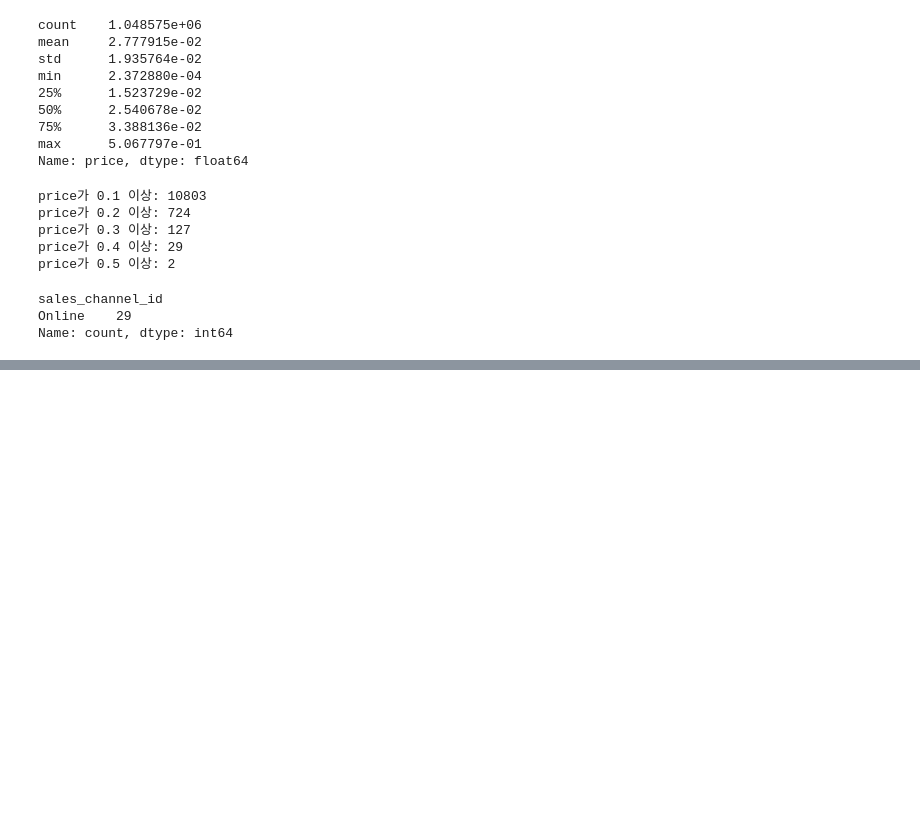
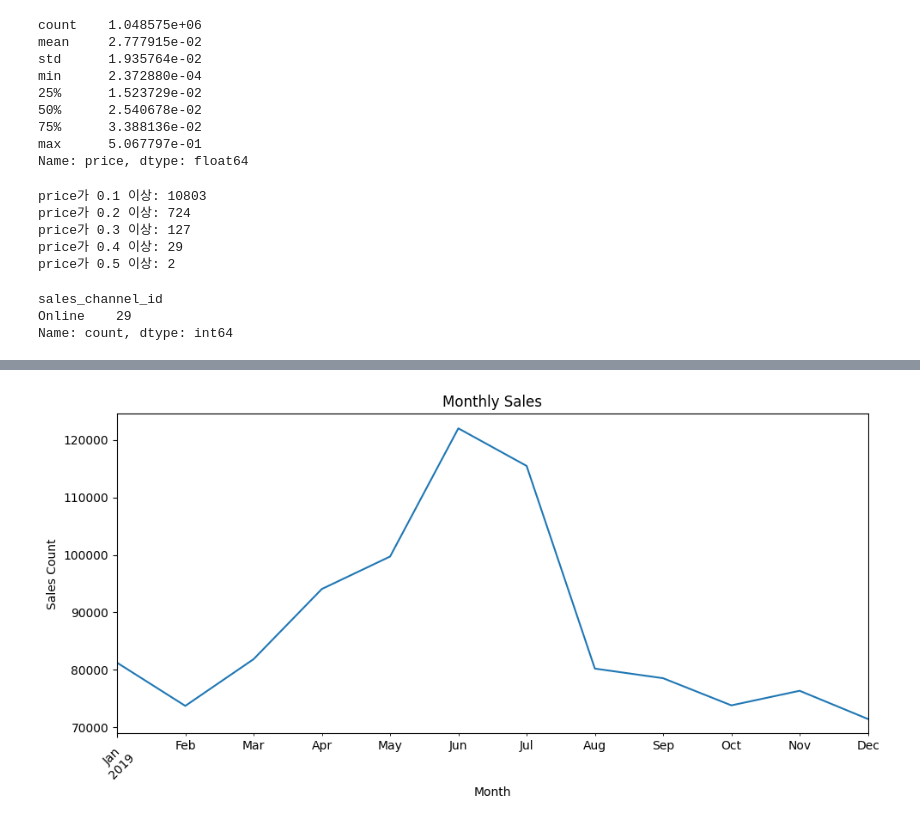
Before and after one commit to yoohengu/cross-gen-biz-analysis, a Jupyter notebook: notebooks/chanhui_eda/eda_01_data_check.ipynb, the cells around one changed output, grey strips where cells are left out. Cells and saved outputs as stored; diff of their text form; code cells hidden in the pictures; blank space fills up the shorter version.

```diff
--- a/notebooks/chanhui_eda/eda_01_data_check.ipynb
+++ b/notebooks/chanhui_eda/eda_01_data_check.ipynb
@@ -76,0 +82,2 @@ Name: count, dtype: int64
+# %%
+df_tran["t_dat"] = pd.to_datetime(df_tran["t_dat"])   #날짜 타입으로 변환
@@ -122,0 +198,2 @@ Name: count, dtype: int64
+# %%
+monthly_sales = df_tran.groupby('year_month').size()
@@ -122,0 +261,11 @@ Name: count, dtype: int64
+# %%
+plt.figure(figsize=(10,5))
+monthly_sales.plot()
+plt.title("Monthly Sales")
+plt.xlabel("Month")
+plt.ylabel("Sales Count")
+plt.xticks(rotation=45)
+plt.tight_layout()
+plt.show()
+# %% [output]
+[figure, added]
```
Also changed, not shown: parts of 24 cells of this notebook, 5 other files.
